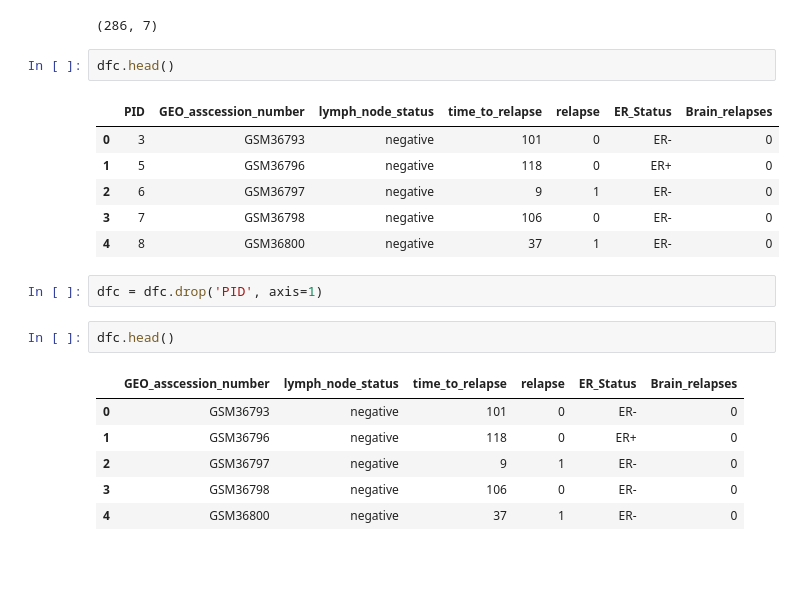
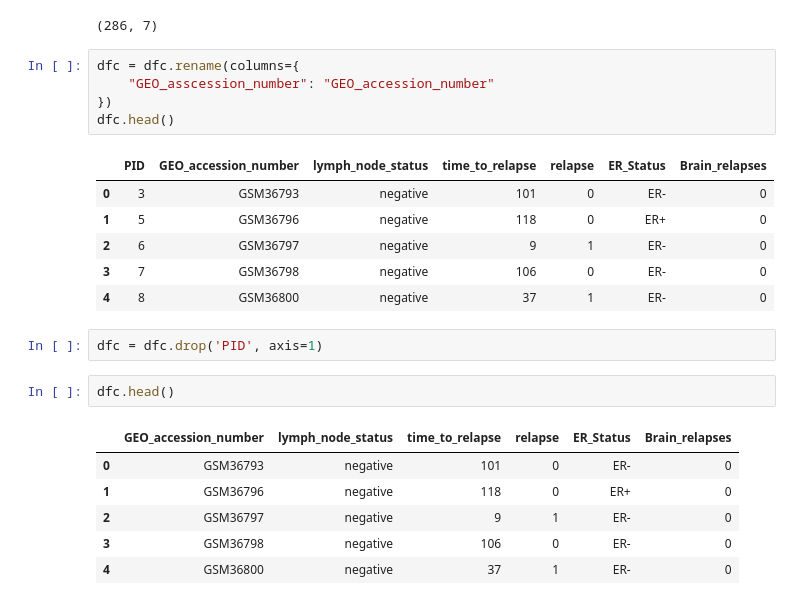
Before and after one commit to Ishwor-git/ARM_for_genome, a Jupyter notebook: src/preprocessing/dataview.ipynb, the cells around one changed output. Saved outputs shown, nothing was run; the diff lists cells and outputs as text; blank space fills up the shorter version.

```diff
--- a/src/preprocessing/dataview.ipynb
+++ b/src/preprocessing/dataview.ipynb
@@ -124,9 +113,12 @@ print(dfc.shape)
 # %% [output]
 (286, 7)
 # %%
+dfc = dfc.rename(columns={
+    "GEO_asscession_number": "GEO_accession_number"
+})
 dfc.head()
 # %% [output]
-|  | PID | GEO_asscession_number | lymph_node_status | time_to_relapse | relapse | ER_Status | Brain_relapses |
+|  | PID | GEO_accession_number | lymph_node_status | time_to_relapse | relapse | ER_Status | Brain_relapses |
 | 0 | 3 | GSM36793 | negative | 101 | 0 | ER- | 0 |
 | 1 | 5 | GSM36796 | negative | 118 | 0 | ER+ | 0 |
 | 2 | 6 | GSM36797 | negative | 9 | 1 | ER- | 0 |
@@ -137,7 +129,7 @@ dfc = dfc.drop('PID', axis=1)
 # %%
 dfc.head()
 # %% [output]
-|  | GEO_asscession_number | lymph_node_status | time_to_relapse | relapse | ER_Status | Brain_relapses |
+|  | GEO_accession_number | lymph_node_status | time_to_relapse | relapse | ER_Status | Brain_relapses |
 | 0 | GSM36793 | negative | 101 | 0 | ER- | 0 |
 | 1 | GSM36796 | negative | 118 | 0 | ER+ | 0 |
 | 2 | GSM36797 | negative | 9 | 1 | ER- | 0 |
```
Also changed, not shown: parts of 16 cells of this notebook.
